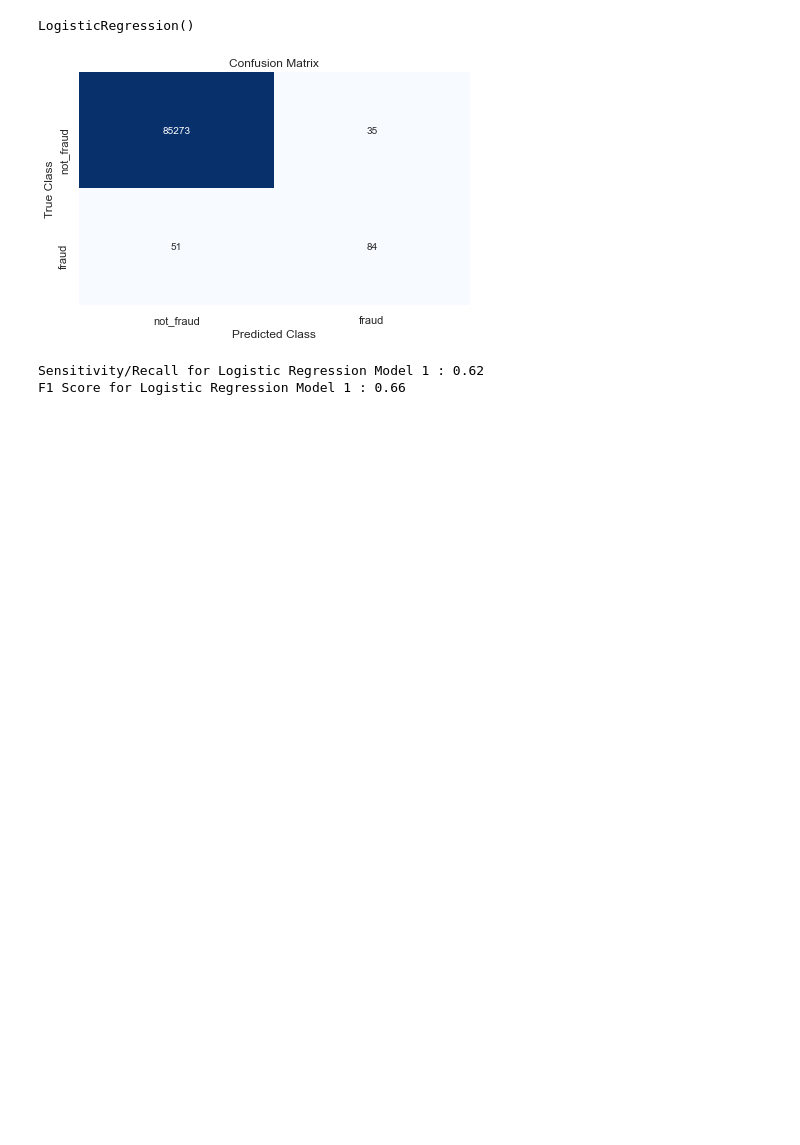
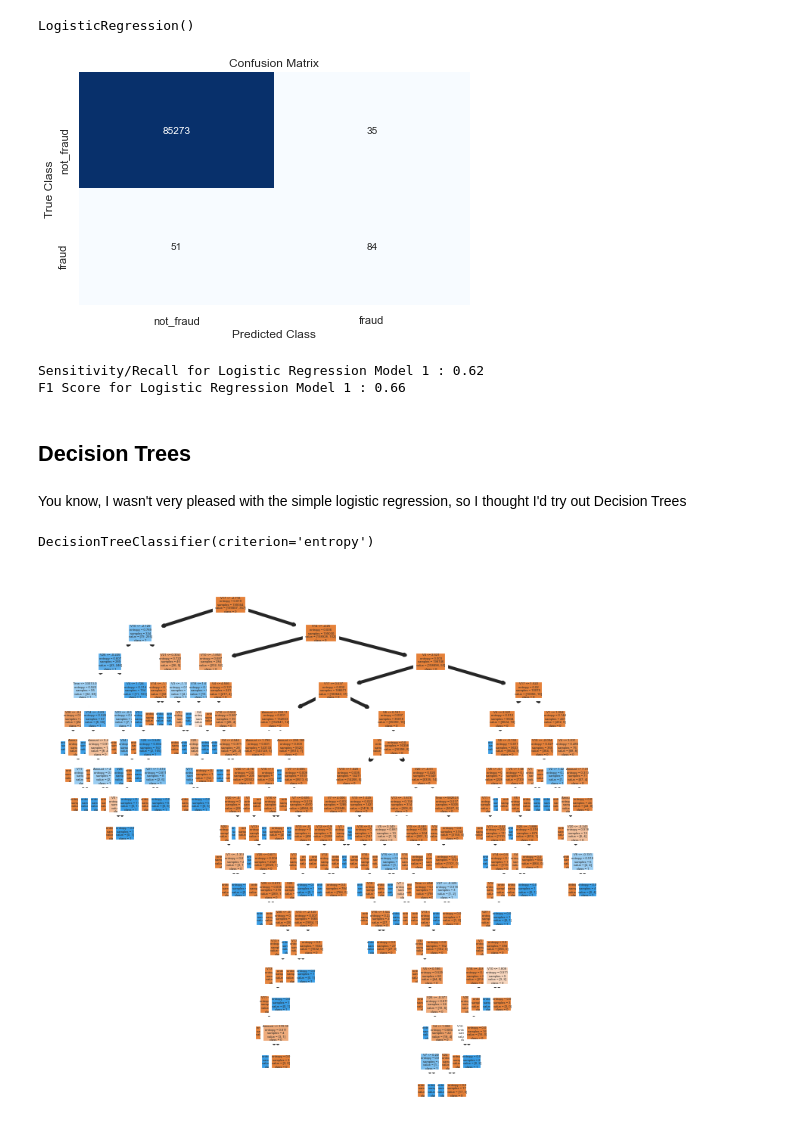
Before and after one commit to djournic/cc_fraud, a Jupyter notebook: CC_Fraud.ipynb, the cells around one changed output. Drawn from its saved outputs; the diff is of its cells as text; code cells hidden in the pictures; blank space fills up the shorter version.

```diff
--- a/CC_Fraud.ipynb
+++ b/CC_Fraud.ipynb
@@ -126,3 +128,22 @@ print("F1 Score for Logistic Regression Model 1 : {f1_score}".format(f1_score =
 # %% [output]
 Sensitivity/Recall for Logistic Regression Model 1 : 0.62
 F1 Score for Logistic Regression Model 1 : 0.66
+# %% [markdown]
+## Decision Trees
+# %% [markdown]
+You know, I wasn't very pleased with the simple logistic regression, so I thought I'd try out Decision Trees
+# %%
+clf=DecisionTreeClassifier(criterion='entropy')
+# %%
+clf.fit(X_train, y_train)
+# %% [output]
+DecisionTreeClassifier(criterion='entropy')
+# %%
+fig, axes = plt.subplots(nrows = 1,ncols = 1, figsize = (3,3), dpi=300)
+tree.plot_tree(clf,
+               feature_names = df.columns,
+               class_names=np.unique(data_target).astype('str'),
+               filled = True)
+plt.show()
+# %% [output]
+[figure, added]
```
Also changed, not shown: parts of 1 cell of this notebook.
